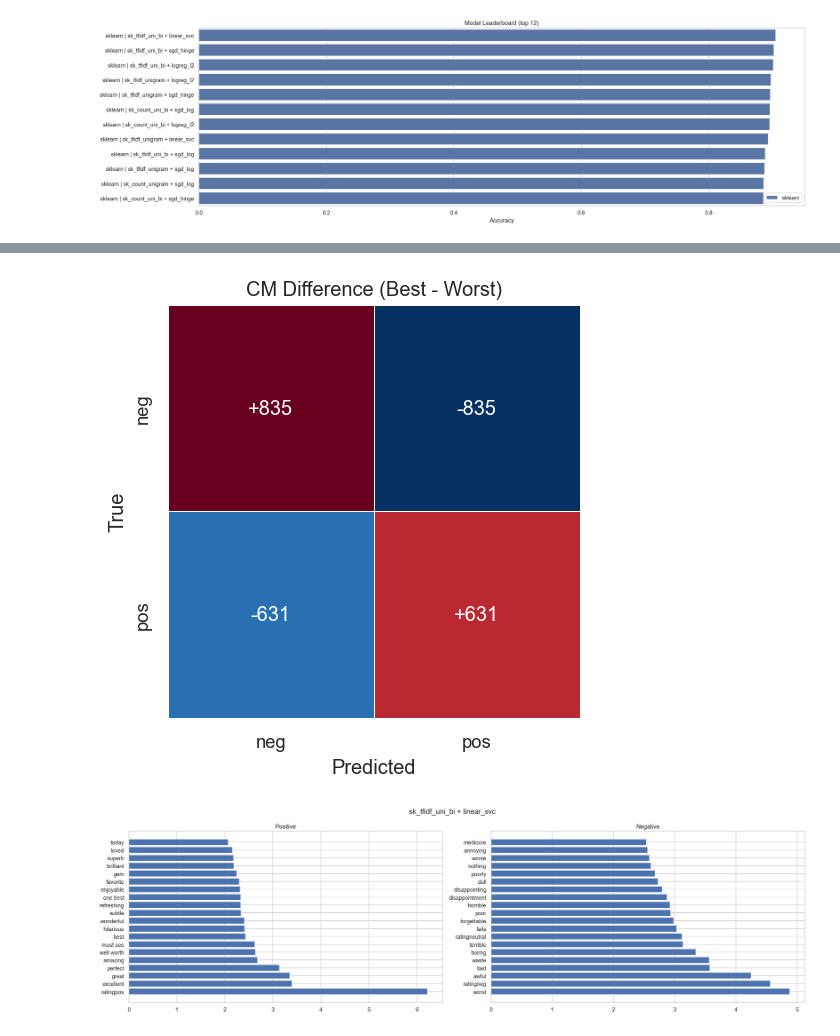
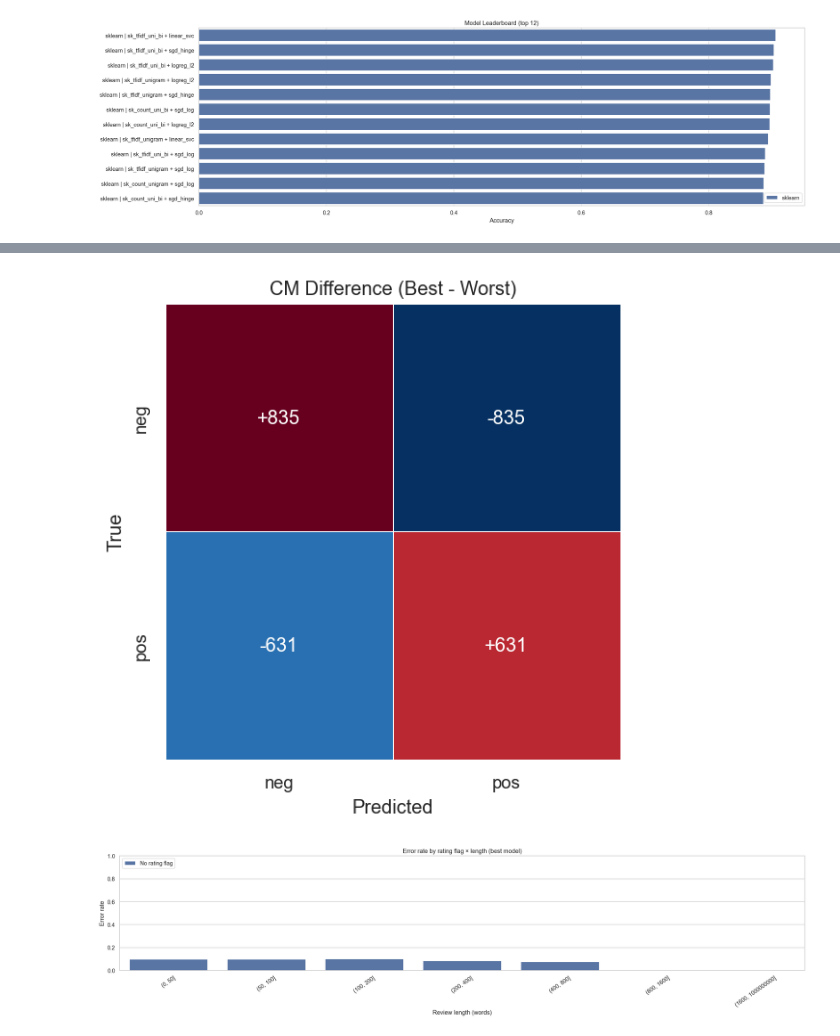
Before and after one commit to Sifat-Ahmed/imdb-movie-classification, a Jupyter notebook: notebooks/Step_2_ML_classification.ipynb, the cells around one changed output, grey strips where cells are left out. Drawn from its saved outputs; the diff is of its cells as text; code cells hidden in the pictures.

```diff
--- a/notebooks/Step_2_ML_classification.ipynb
+++ b/notebooks/Step_2_ML_classification.ipynb
@@ -272,3 +294,19 @@ plt.tight_layout(); plt.show()
 | 13 | sk_count_uni_bi | linear_svc | 0.883836 | 0.884198 | sklearn |
 | 14 | sk_tfidf_uni_bi | mnb | 0.883432 | 0.884631 | sklearn |
 [figure]
+# %%
+combined_df = (
+    pd.concat([results_df.assign(source="scratch"), sk_results_df.assign(source="sklearn")], ignore_index=True)
+    .sort_values(["accuracy","f1"], ascending=False)
+    .reset_index(drop=True)
+)
+# Add Rank column (1-based)
+combined_df.insert(0, "rank", np.arange(1, len(combined_df) + 1))
+print("Combined leaderboard (full, ranked):")
+display(combined_df)
+
+# Save a copy to disk for reporting
+out_path = project_root / "models" / "combined_leaderboard.csv"
+out_path.parent.mkdir(parents=True, exist_ok=True)
+combined_df.to_csv(out_path, index=False)
+print(f"Saved combined leaderboard → {out_path}")
@@ -317,50 +396,34 @@ Top negative: worst, ratingneg, awful, bad, waste, boring, terrible, ratingneutr
 cm_best  = confusion_matrix(r_best["y_true"],  r_best["y_pred"],  labels=[0,1])
 cm_worst = confusion_matrix(r_worst["y_true"], r_worst["y_pred"], labels=[0,1])
 cm_diff  = cm_best - cm_worst
-
 M = int(np.abs(cm_diff).max())
-
-fig, ax = plt.subplots(figsize=(6, 4.5))  # give rows some height
-sns.heatmap(
-    cm_diff,
-    cmap="RdBu_r",
-    vmin=-M, vmax=M, center=0,
-    cbar=False,
-    square=True,
-    linewidths=0.5, linecolor="white",
-    xticklabels=["neg","pos"], yticklabels=["neg","pos"],
-    annot=False, ax=ax
-)
-
+fig, ax = plt.subplots(figsize=(6, 5))
+sns.heatmap(cm_diff, cmap="RdBu_r", vmin=-M, vmax=M, center=0, cbar=False, square=True,
+            linewidths=0.5, linecolor="white", xticklabels=["neg","pos"], yticklabels=["neg","pos"], annot=False, ax=ax)
 for i in range(cm_diff.shape[0]):
     for j in range(cm_diff.shape[1]):
         val = int(cm_diff[i, j])
-        # brighter background -> use white text
         color = "white" if abs(val) > 0.5 * M else "black"
         ax.text(j+0.5, i+0.5, f"{val:+d}", ha="center", va="center", fontsize=12, color=color)
-
-ax.set_title("CM Difference (Best - Worst)")
-ax.set_xlabel("Predicted"); ax.set_ylabel("True")
-plt.tight_layout();
-plt.show()
+ax.set_title("CM Difference (Best - Worst)"); ax.set_xlabel("Predicted"); ax.set_ylabel("True")
+plt.tight_layout(); plt.show()
 # %% [output]
-[figure, old version]
+[figure, new version]
 # %%
-best_sk = combined_df[combined_df["source"]=="sklearn"].iloc[0]
-vec = sk_vecs[best_sk["vectorizer"]]; mdl = sk_models[best_sk["model"]]
-X_tr = vec.fit_transform(X_train_raw); mdl.fit(X_tr, y_train.to_numpy())
-feat_names = np.array(vec.get_feature_names_out())
-
-def plot_top_features_linear(feature_names, model, n=20, title="Top features"):
-    if hasattr(model, "coef_"): w = model.coef_.ravel()
-    elif hasattr(model, "feature_log_prob_"): w = model.feature_log_prob_[1] - model.feature_log_prob_[0]
-    else: print("No linear/NB weights available."); return
-    top_pos = np.argsort(w)[-n:][::-1]; top_neg = np.argsort(w)[:n]
-    fig, axes = plt.subplots(1,2, figsize=(20,6), sharey=False)
-    axes[0].barh(range(n), w[top_pos][::-1]); axes[0].set_yticks(range(n)); axes[0].set_yticklabels(feature_names[top_pos][::-1]); axes[0].set_title("Positive"); axes[0].invert_yaxis()
-    axes[1].barh(range(n), (-w[top_neg])[::-1]); axes[1].set_yticks(range(n)); axes[1].set_yticklabels(feature_names[top_neg][::-1]); axes[1].set_title("Negative"); axes[1].invert_yaxis()
-    fig.suptitle(title); plt.tight_layout(); plt.show()
-
-plot_top_features_linear(feat_names, mdl, n=20, title=f"{best_sk['vectorizer']} + {best_sk['model']}")
+texts_test = X_test_text.reset_index(drop=True).astype(str).tolist()
+y_true = np.asarray(r_best["y_true"]); y_pred = np.asarray(r_best["y_pred"])
+err = (y_true != y_pred).astype(int)
+has_flag = pd.Series(texts_test).str.contains(r"RATING_(POS|NEUTRAL|NEG)", regex=True)
+word_len = np.array([len(t.split()) for t in texts_test])
+bins = [0, 50, 100, 200, 400, 800, 1600, 10**9]
+bucket = pd.cut(word_len, bins=bins, right=True)
+err_df = pd.DataFrame({"error": err, "flag": has_flag.astype(int), "bucket": bucket})
+grp = err_df.groupby(["bucket", "flag"]) ["error"].mean().reset_index()
+grp["flag"] = grp["flag"].map({0: "No rating flag", 1: "Has rating flag"})
+plt.figure(figsize=(20,5))
+sns.barplot(data=grp, x="bucket", y="error", hue="flag")
+plt.ylabel("Error rate"); plt.xlabel("Review length (words)")
+plt.title("Error rate by rating flag × length (best model)")
+plt.xticks(rotation=35); plt.ylim(0,1); plt.legend(title=""); plt.tight_layout(); plt.show()
 # %% [output]
-[figure, old version]
+[figure, new version]
```
Also changed, not shown: parts of 18 cells of this notebook, 2 other files.
